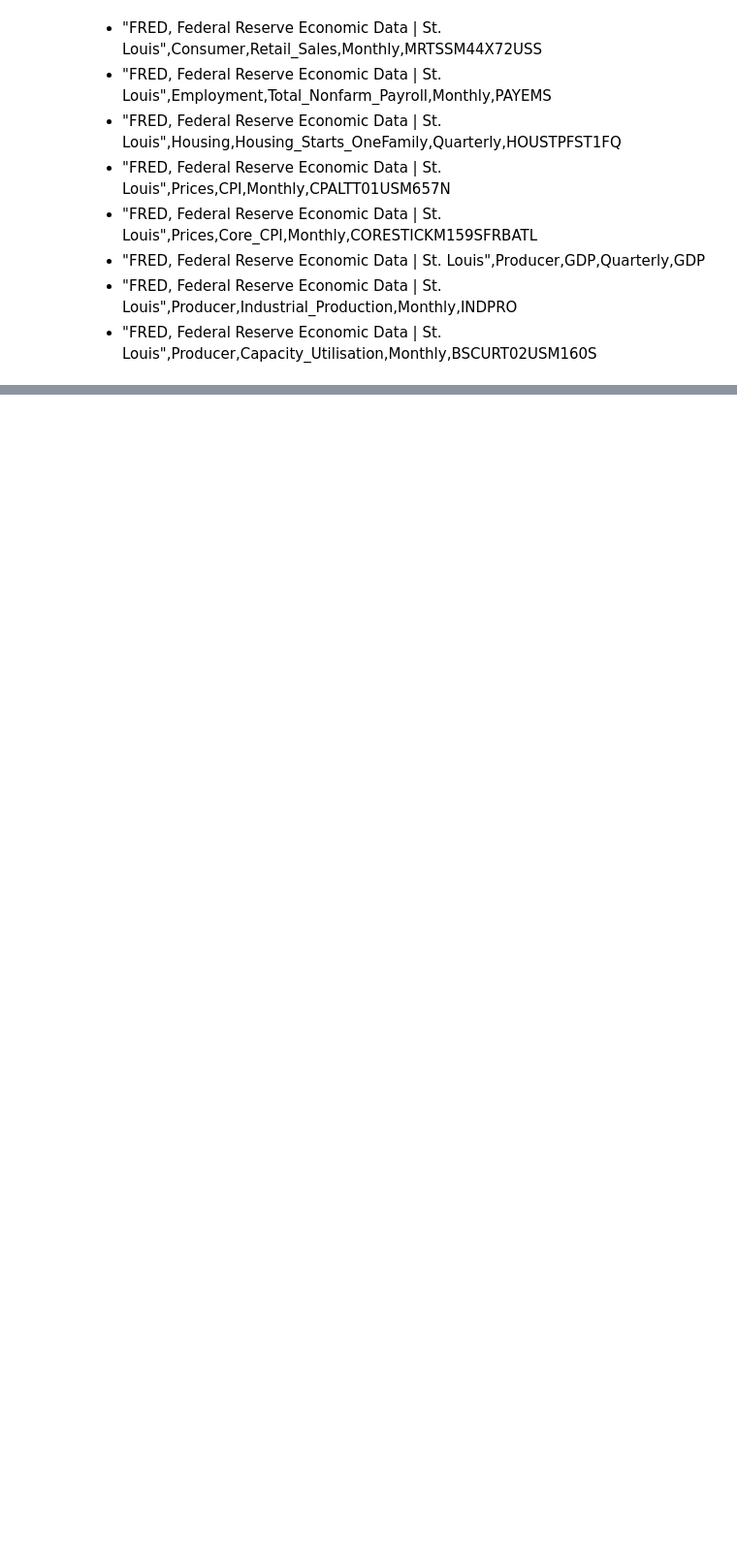
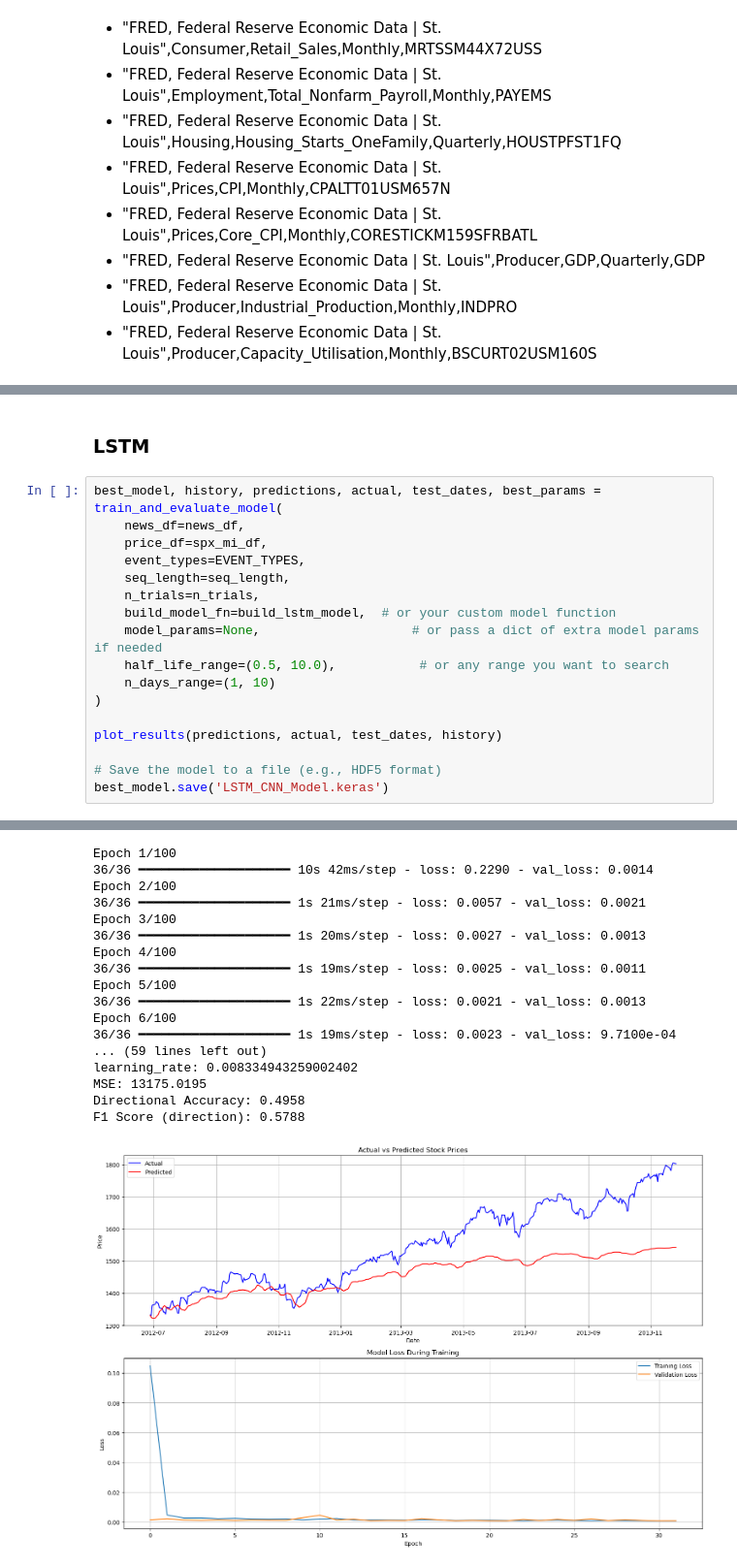
Before and after one commit to jasonlam510/FYP, a Jupyter notebook: archive/src/data-preprocessing/notebook/model_training.ipynb, the cells around one changed output, grey strips where cells are left out. Shown at 97% size. Saved outputs shown, nothing was run; the diff lists cells and outputs as text; blank space fills up the shorter version.

```diff
--- a/src/data-preprocessing/notebook/model_training.ipynb
+++ b/archive/src/data-preprocessing/notebook/model_training.ipynb
@@ -1223,0 +1556,20 @@ F1 Score (direction): 0.5865
+# %% [markdown]
+### LSTM
+# %%
+best_model, history, predictions, actual, test_dates, best_params = train_and_evaluate_model(
+    news_df=news_df,
+    price_df=spx_mi_df,
+    event_types=EVENT_TYPES,
+    seq_length=seq_length,
+    n_trials=n_trials,
+    build_model_fn=build_lstm_model,  # or your custom model function
+    model_params=None,                    # or pass a dict of extra model params if needed
+    half_life_range=(0.5, 10.0),           # or any range you want to search
+    n_days_range=(1, 10)
+)
+
+plot_results(predictions, actual, test_dates, history)
+
+# Save the model to a file (e.g., HDF5 format)
+best_model.save('LSTM_CNN_Model.keras')
+# %% [output]
@@ -1223,0 +1593,18 @@ F1 Score (direction): 0.5865
+Epoch 1/100
+36/36 ━━━━━━━━━━━━━━━━━━━━ 10s 42ms/step - loss: 0.2290 - val_loss: 0.0014
+Epoch 2/100
+36/36 ━━━━━━━━━━━━━━━━━━━━ 1s 21ms/step - loss: 0.0057 - val_loss: 0.0021
+Epoch 3/100
+36/36 ━━━━━━━━━━━━━━━━━━━━ 1s 20ms/step - loss: 0.0027 - val_loss: 0.0013
+Epoch 4/100
+36/36 ━━━━━━━━━━━━━━━━━━━━ 1s 19ms/step - loss: 0.0025 - val_loss: 0.0011
+Epoch 5/100
+36/36 ━━━━━━━━━━━━━━━━━━━━ 1s 22ms/step - loss: 0.0021 - val_loss: 0.0013
+Epoch 6/100
+36/36 ━━━━━━━━━━━━━━━━━━━━ 1s 19ms/step - loss: 0.0023 - val_loss: 9.7100e-04
+... (59 lines left out)
+learning_rate: 0.008334943259002402
+MSE: 13175.0195
+Directional Accuracy: 0.4958
+F1 Score (direction): 0.5788
+[figure, added]
```
Also changed, not shown: parts of 31 cells of this notebook, 42 other files.
